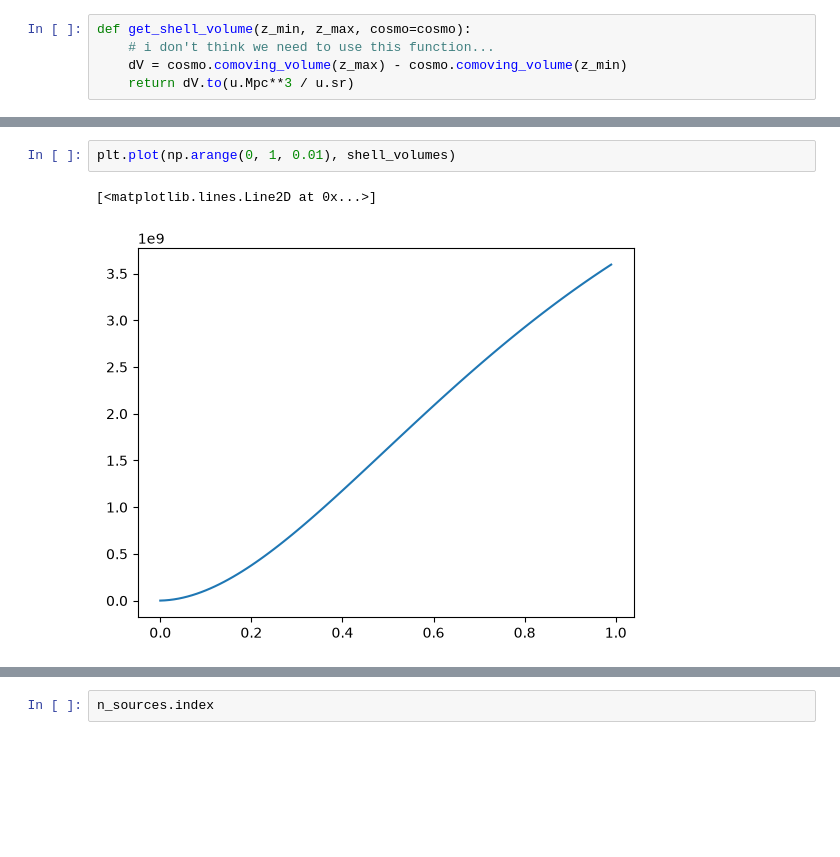
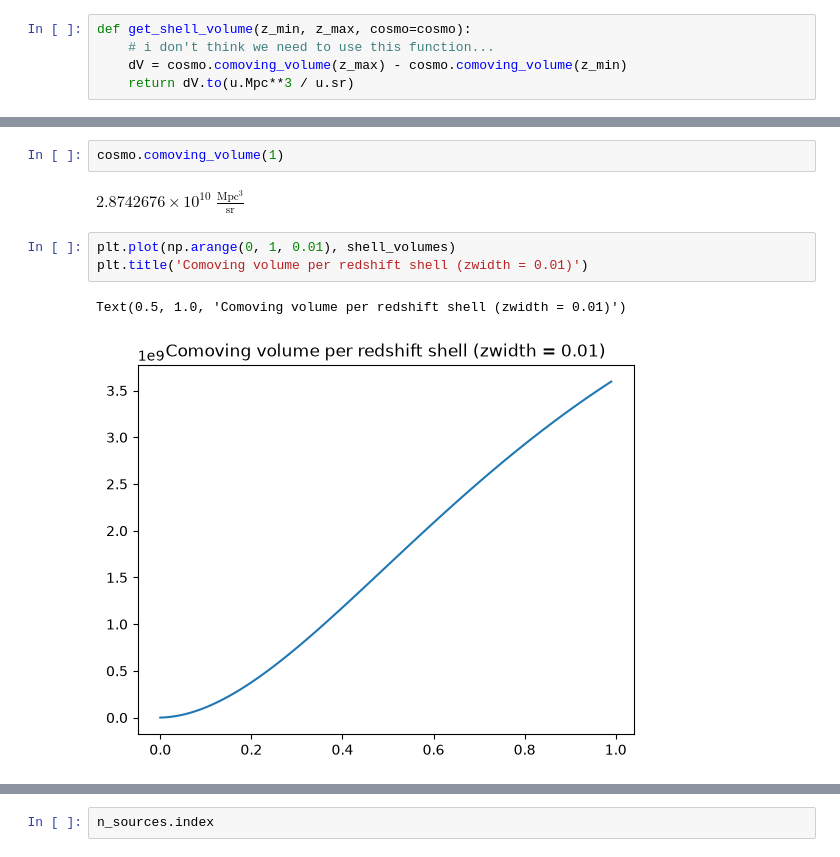
Before and after one commit to krissylla/TransientSimulation, a Jupyter notebook: skysurvey_detections.ipynb, the cells around one changed output, grey strips where cells are left out. Cells and saved outputs as stored; diff of their text form; blank space fills up the shorter version.

```diff
--- a/skysurvey_detections.ipynb
+++ b/skysurvey_detections.ipynb
@@ -546,6 +546,11 @@ $[366001.96,~2541144.6,~6834127.2,~13182646,~21524682,~31798556,~43942984,~57897
+# %%
+cosmo.comoving_volume(1)
+# %% [output]
+$2.8742676 \times 10^{10} \; \mathrm{\frac{Mpc^{3}}{sr}}$
 # %%
 plt.plot(np.arange(0, 1, 0.01), shell_volumes)
+plt.title('Comoving volume per redshift shell (zwidth = 0.01)')
 # %% [output]
-[<matplotlib.lines.Line2D at 0x...>]
+Text(0.5, 1.0, 'Comoving volume per redshift shell (zwidth = 0.01)')
-[figure, old version]
+[figure, new version]
 # %%
```
Also changed, not shown: parts of 32 cells of this notebook, 2 other files.
